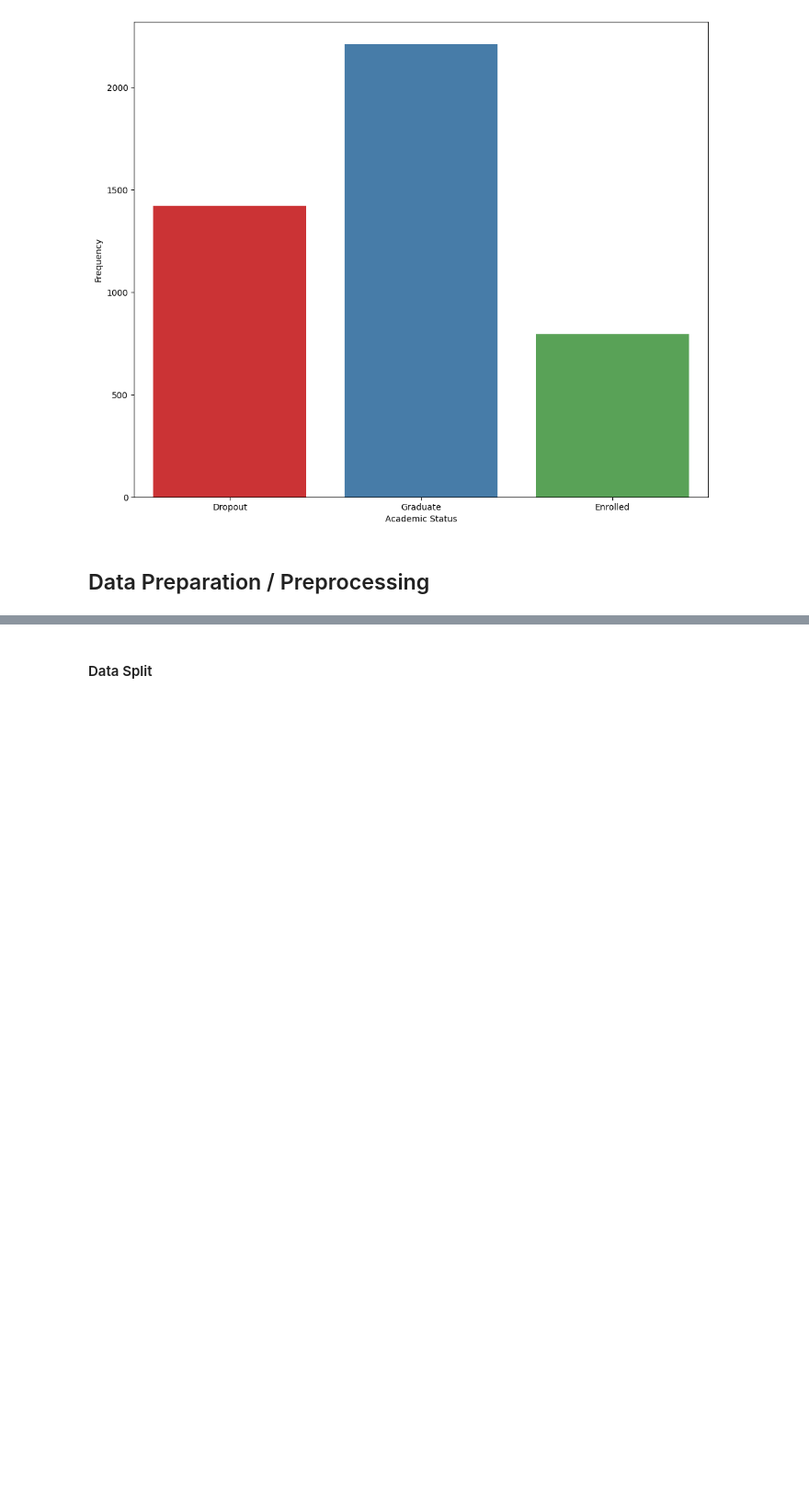
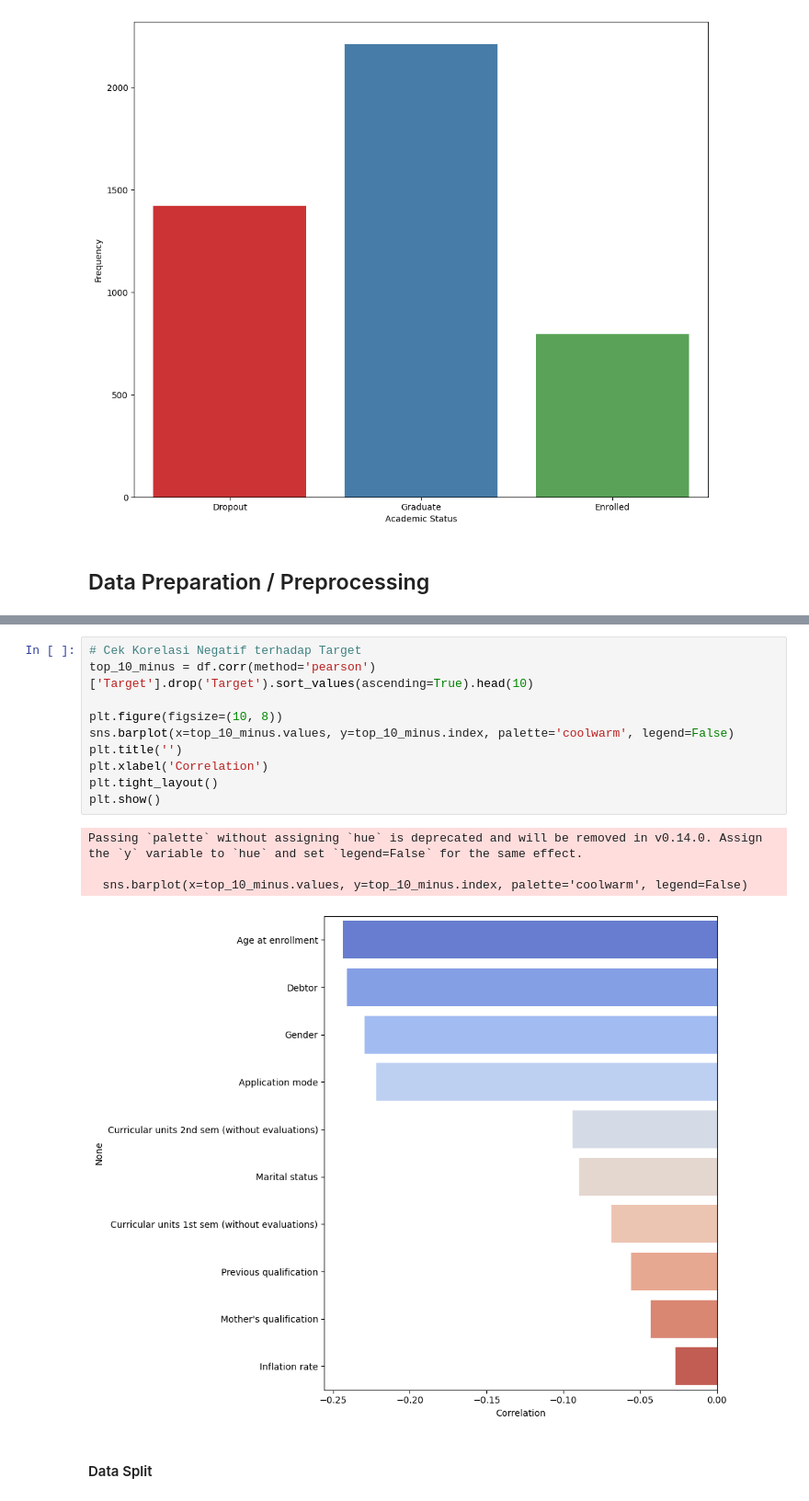
Before and after one commit to Sulbae/Student-s-Performances-Dashboard, a Jupyter notebook: notebook.ipynb, the cells around one changed output, grey strips where cells are left out. Shown at 92% size. Saved outputs shown, nothing was run; the diff lists cells and outputs as text; blank space fills up the shorter version.

```diff
--- a/notebook.ipynb
+++ b/notebook.ipynb
@@ -189,3 +240,18 @@ Passing `palette` without assigning `hue` is deprecated and will be removed in v
+# %%
+# Cek Korelasi Negatif terhadap Target
+top_10_minus = df.corr(method='pearson')['Target'].drop('Target').sort_values(ascending=True).head(10)
+
+plt.figure(figsize=(10, 8))
+sns.barplot(x=top_10_minus.values, y=top_10_minus.index, palette='coolwarm', legend=False)
+plt.title('')
+plt.xlabel('Correlation')
+plt.tight_layout()
+plt.show()
+# %% [output]
+Passing `palette` without assigning `hue` is deprecated and will be removed in v0.14.0. Assign the `y` variable to `hue` and set `legend=False` for the same effect.
+
+  sns.barplot(x=top_10_minus.values, y=top_10_minus.index, palette='coolwarm', legend=False)
+[figure, added]
 # %% [markdown]
 #### Data Split
 # %%
```
Also changed, not shown: parts of 7 cells of this notebook.
